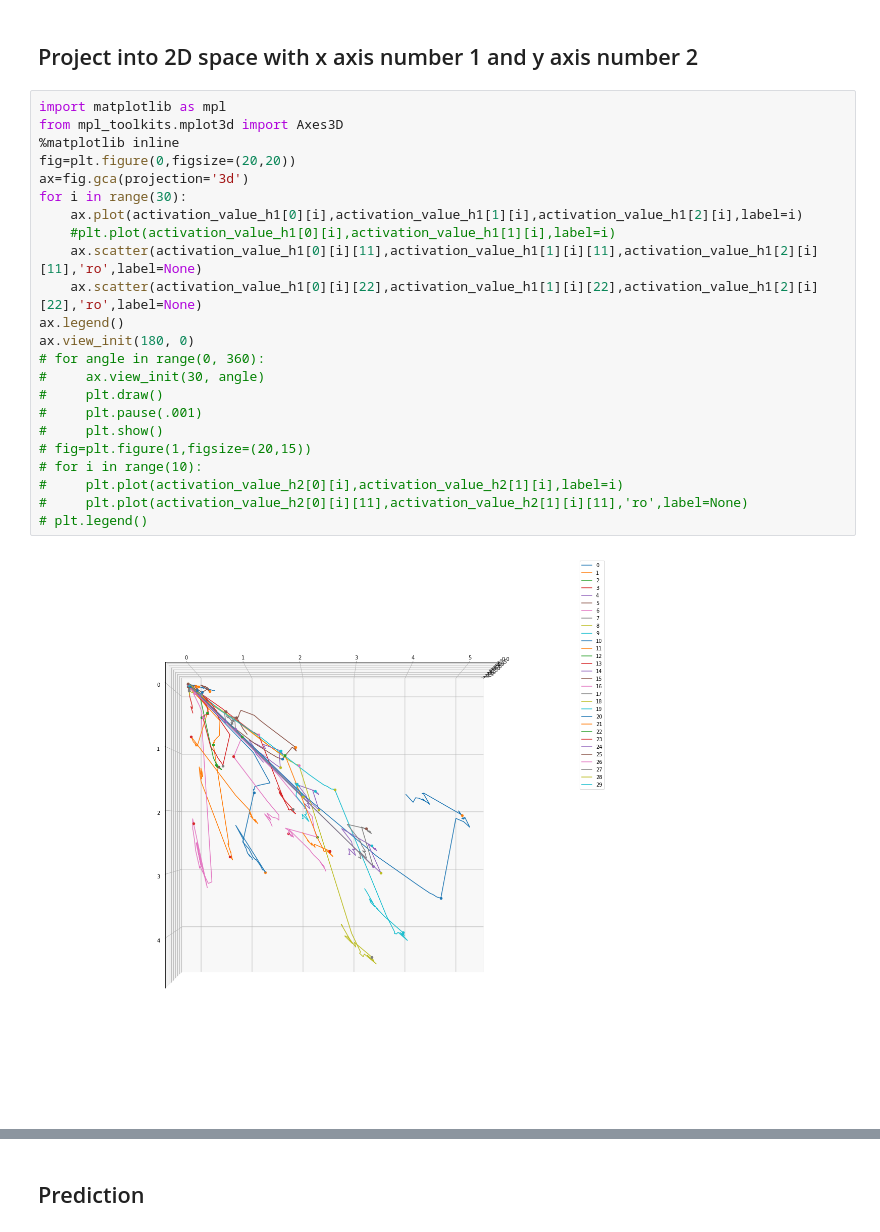
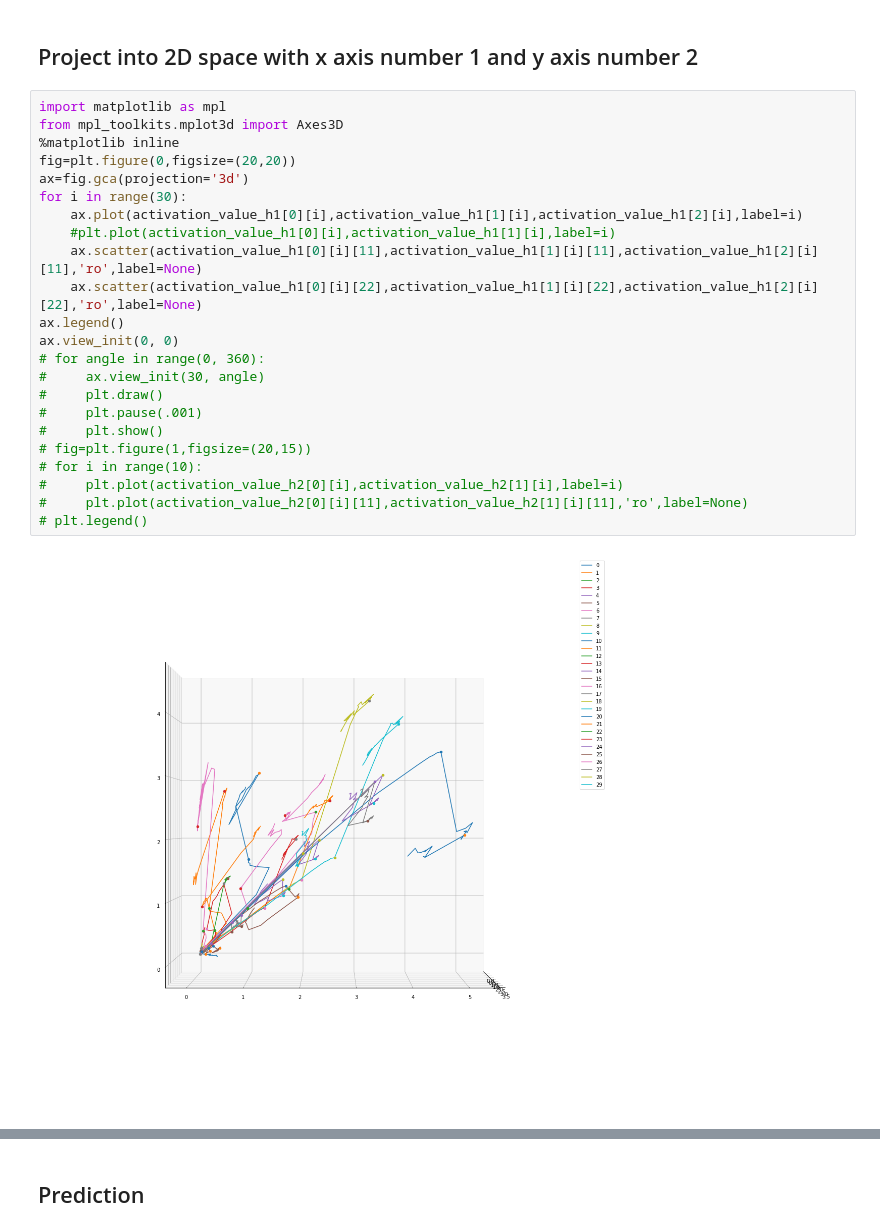
Before and after one commit to codelalala/ComputerVision, a Jupyter notebook: MLP_MNIST.ipynb, the cells around one changed output, grey strips where cells are left out. Drawn from its saved outputs; the diff is of its cells as text.

```diff
--- a/MLP_MNIST.ipynb
+++ b/MLP_MNIST.ipynb
@@ -610,25 +610,25 @@ activation_value_h1[0][i][10]
 # %%
 import matplotlib as mpl
 from mpl_toolkits.mplot3d import Axes3D
 %matplotlib inline
 fig=plt.figure(0,figsize=(20,20))
 ax=fig.gca(projection='3d')
 for i in range(30):
     ax.plot(activation_value_h1[0][i],activation_value_h1[1][i],activation_value_h1[2][i],label=i)
     #plt.plot(activation_value_h1[0][i],activation_value_h1[1][i],label=i)
     ax.scatter(activation_value_h1[0][i][11],activation_value_h1[1][i][11],activation_value_h1[2][i][11],'ro',label=None)
     ax.scatter(activation_value_h1[0][i][22],activation_value_h1[1][i][22],activation_value_h1[2][i][22],'ro',label=None)
 ax.legend()
-ax.view_init(180, 0)
+ax.view_init(0, 0)
 # for angle in range(0, 360):
 #     ax.view_init(30, angle)
 #     plt.draw()
 #     plt.pause(.001)
 #     plt.show()
 # fig=plt.figure(1,figsize=(20,15))
 # for i in range(10):
 #     plt.plot(activation_value_h2[0][i],activation_value_h2[1][i],label=i)
 #     plt.plot(activation_value_h2[0][i][11],activation_value_h2[1][i][11],'ro',label=None)
 # plt.legend()
 # %% [output]
-[figure, old version]
+[figure, new version]
```
Also changed, not shown: parts of 1 cell of this notebook, 1 other file.
